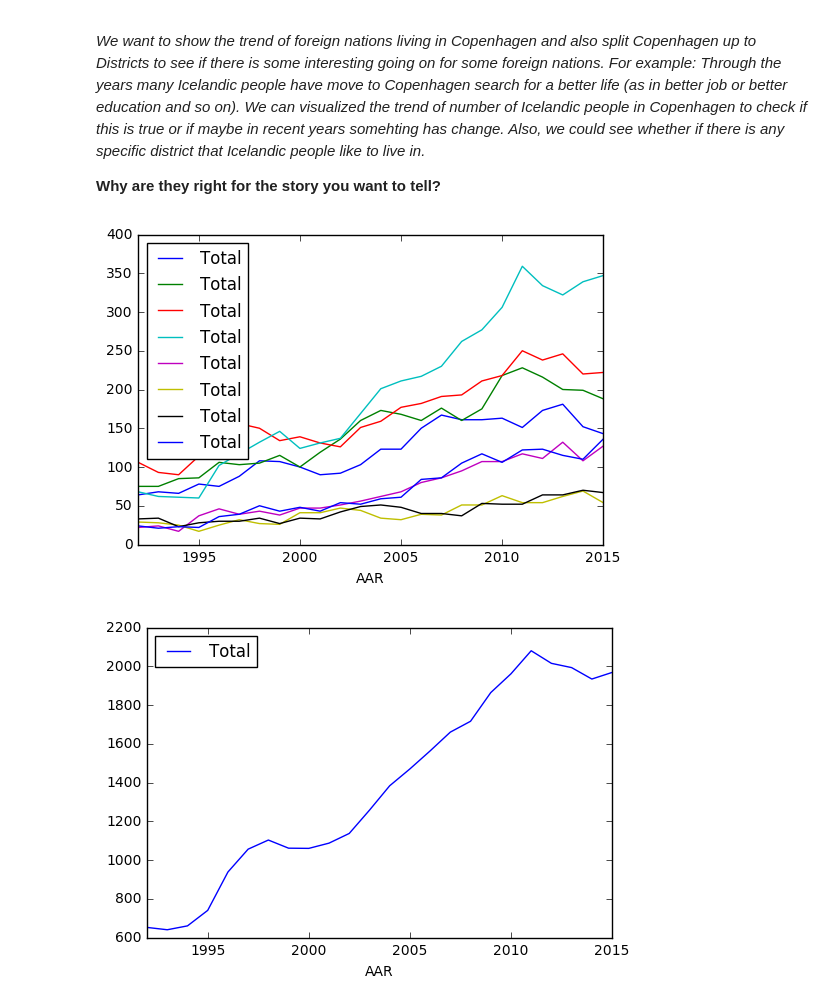
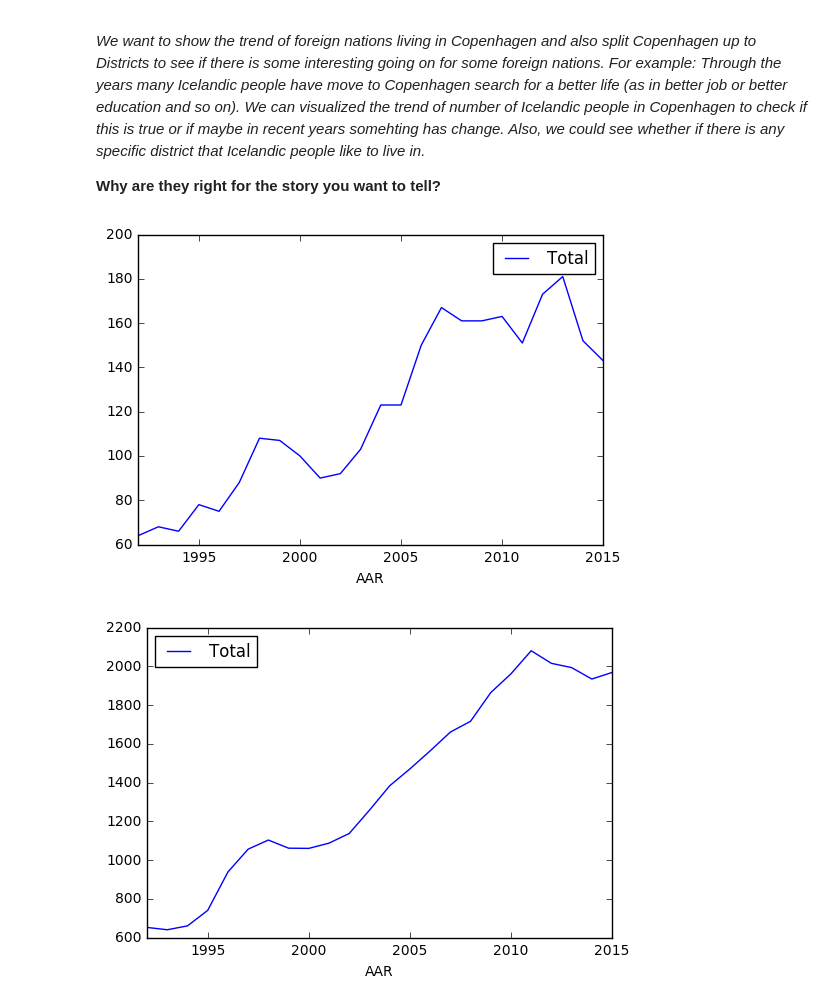
Before and after one commit to aripalli/CPH-data-analysis, a Jupyter notebook: Bubbi/Nationality_distribution.ipynb, the cells around one changed output. Drawn from its saved outputs; the diff is of its cells as text; code cells hidden in the pictures.

```diff
--- a/Bubbi/Nationality_distribution.ipynb
+++ b/Bubbi/Nationality_distribution.ipynb
@@ -197,17 +197,10 @@ Kbh_Stats_noDanes = Kbh_Stats_noDanes.sort_values(['AAR', 'STATKODE', 'BYDEL'],
 # %%
 #Plot of the Icelandic people living in Indry By in CPH through the years - Small demo for the website vis
 fig, ax = plt.subplots(1, 1)
 Kbh_Stats_noDanes[((Kbh_Stats_noDanes['STATKODE'] == 5106) & (Kbh_Stats_noDanes['BYDEL'] == 1))].plot(x = 'AAR', y = 'Total', ax = ax)
-Kbh_Stats_noDanes[((Kbh_Stats_noDanes['STATKODE'] == 5106) & (Kbh_Stats_noDanes['BYDEL'] == 2))].plot(x = 'AAR', y = 'Total', ax = ax)
-Kbh_Stats_noDanes[((Kbh_Stats_noDanes['STATKODE'] == 5106) & (Kbh_Stats_noDanes['BYDEL'] == 3))].plot(x = 'AAR', y = 'Total', ax = ax)
-Kbh_Stats_noDanes[((Kbh_Stats_noDanes['STATKODE'] == 5106) & (Kbh_Stats_noDanes['BYDEL'] == 4))].plot(x = 'AAR', y = 'Total', ax = ax)
-Kbh_Stats_noDanes[((Kbh_Stats_noDanes['STATKODE'] == 5106) & (Kbh_Stats_noDanes['BYDEL'] == 5))].plot(x = 'AAR', y = 'Total', ax = ax)
-Kbh_Stats_noDanes[((Kbh_Stats_noDanes['STATKODE'] == 5106) & (Kbh_Stats_noDanes['BYDEL'] == 6))].plot(x = 'AAR', y = 'Total', ax = ax)
-Kbh_Stats_noDanes[((Kbh_Stats_noDanes['STATKODE'] == 5106) & (Kbh_Stats_noDanes['BYDEL'] == 7))].plot(x = 'AAR', y = 'Total', ax = ax)
-Kbh_Stats_noDanes[((Kbh_Stats_noDanes['STATKODE'] == 5106) & (Kbh_Stats_noDanes['BYDEL'] == 8))].plot(x = 'AAR', y = 'Total', ax = ax)
 plt.show()
 # %% [output]
-[figure, old version]
+[figure, new version]
 # %%
 #  Plot of the Icelandic people living in CPH through the years
 Kbh_Stats_noDanes[((Kbh_Stats_noDanes['STATKODE'] == 5106) & (Kbh_Stats_noDanes['BYDEL'] == 0))].plot(x = 'AAR', y = 'Total')
```
Also changed, not shown: 1 other file.
